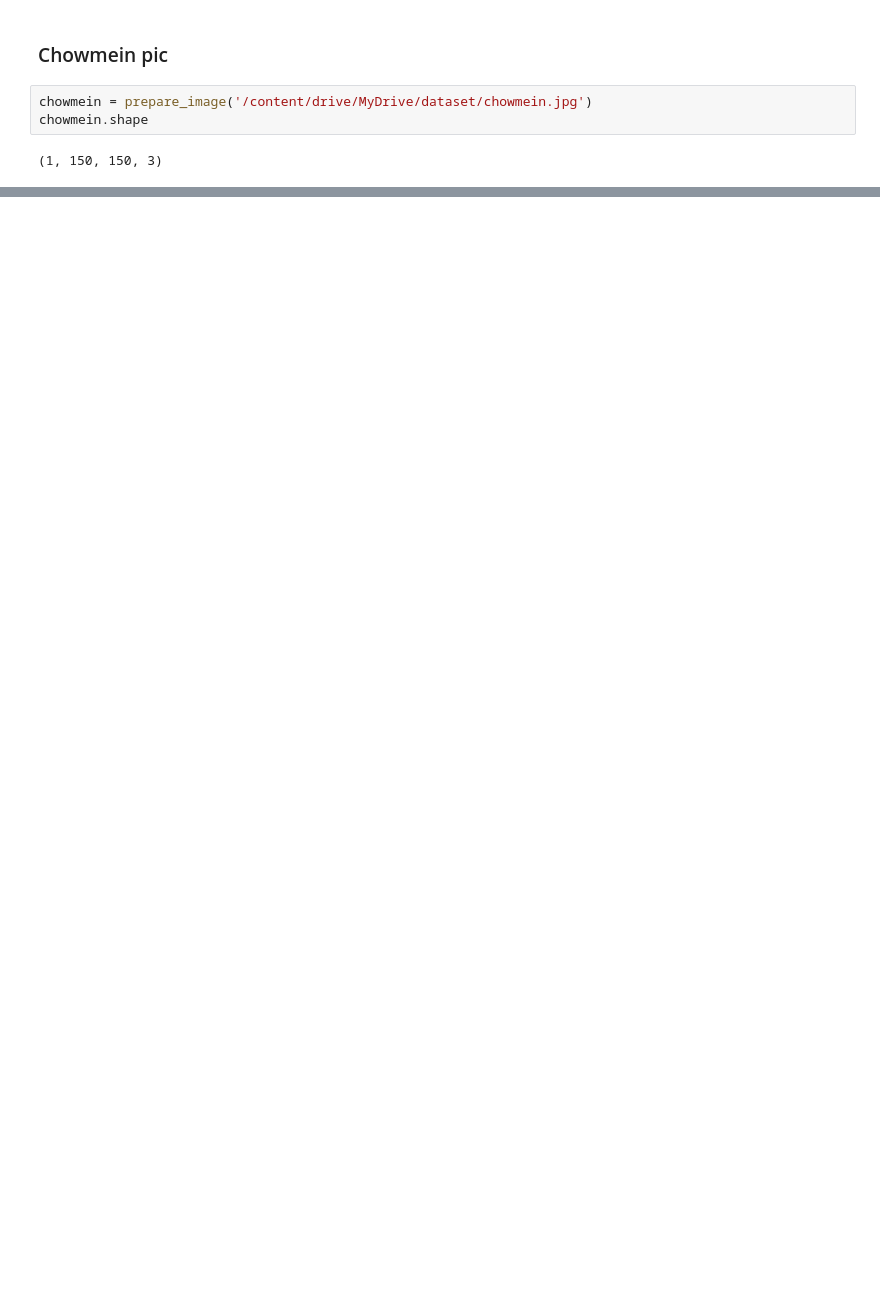
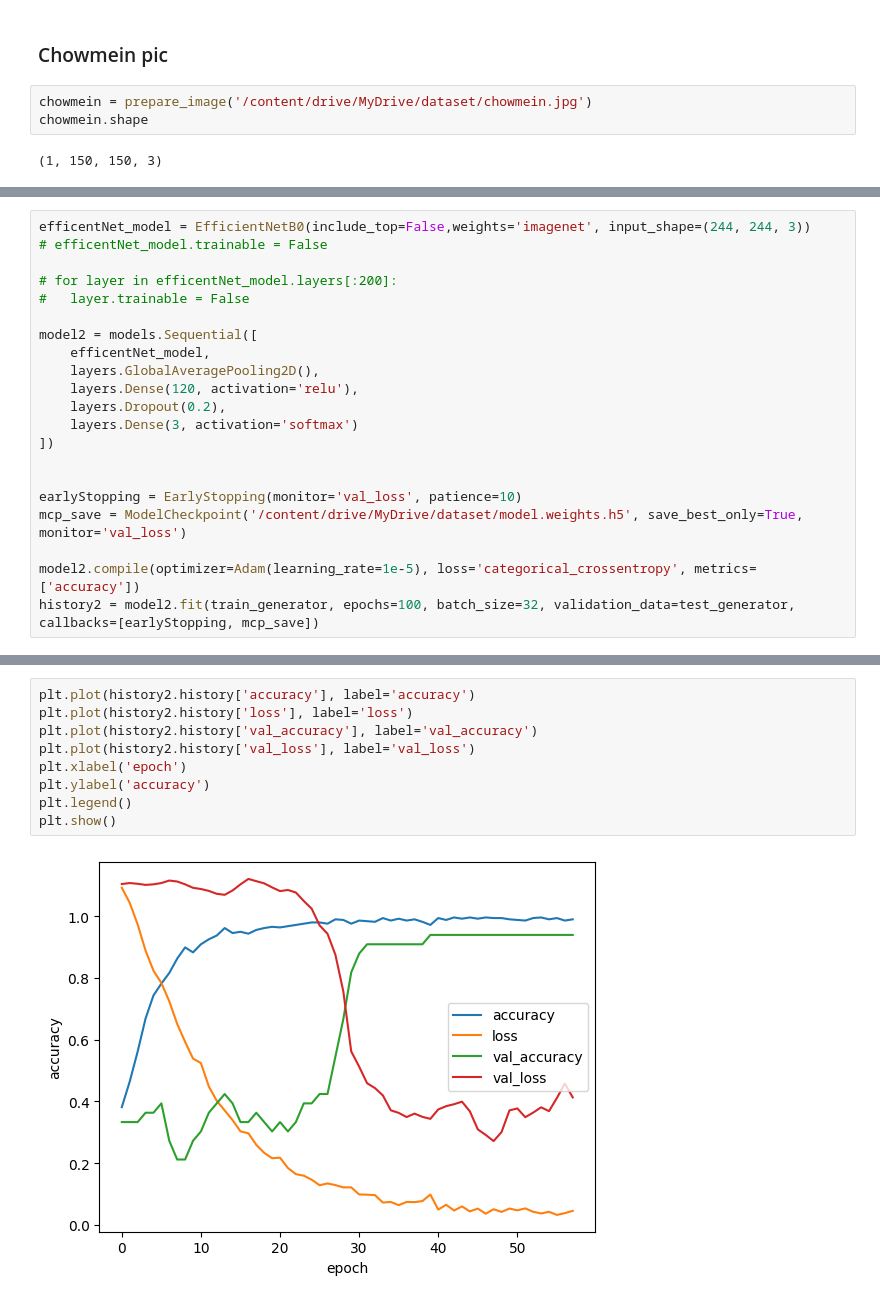
Before and after one commit to jin-raii/Handwritten-digits-using-Deep-Learning, a Jupyter notebook: momo_and_chowmein_classification.ipynb, the cells around one changed output, grey strips where cells are left out. Cells and saved outputs as stored; diff of their text form; blank space fills up the shorter version.

```diff
--- a/momo_and_chowmein_classification.ipynb
+++ b/momo_and_chowmein_classification.ipynb
@@ -288,0 +319,21 @@ plt.axis('off')
+# %%
+efficentNet_model = EfficientNetB0(include_top=False,weights='imagenet', input_shape=(244, 244, 3))
+# efficentNet_model.trainable = False
+
+# for layer in efficentNet_model.layers[:200]:
+#   layer.trainable = False
+
+model2 = models.Sequential([
+    efficentNet_model,
+    layers.GlobalAveragePooling2D(),
+    layers.Dense(120, activation='relu'),
+    layers.Dropout(0.2),
+    layers.Dense(3, activation='softmax')
+])
+
+
+earlyStopping = EarlyStopping(monitor='val_loss', patience=10)
+mcp_save = ModelCheckpoint('/content/drive/MyDrive/dataset/model.weights.h5', save_best_only=True, monitor='val_loss')
+
+model2.compile(optimizer=Adam(learning_rate=1e-5), loss='categorical_crossentropy', metrics=['accuracy'])
+history2 = model2.fit(train_generator, epochs=100, batch_size=32, validation_data=test_generator, callbacks=[earlyStopping, mcp_save])
@@ -288,0 +379,11 @@ plt.axis('off')
+# %%
+plt.plot(history2.history['accuracy'], label='accuracy')
+plt.plot(history2.history['loss'], label='loss')
+plt.plot(history2.history['val_accuracy'], label='val_accuracy')
+plt.plot(history2.history['val_loss'], label='val_loss')
+plt.xlabel('epoch')
+plt.ylabel('accuracy')
+plt.legend()
+plt.show()
+# %% [output]
+[figure, added]
```
Also changed, not shown: parts of 39 cells of this notebook.
